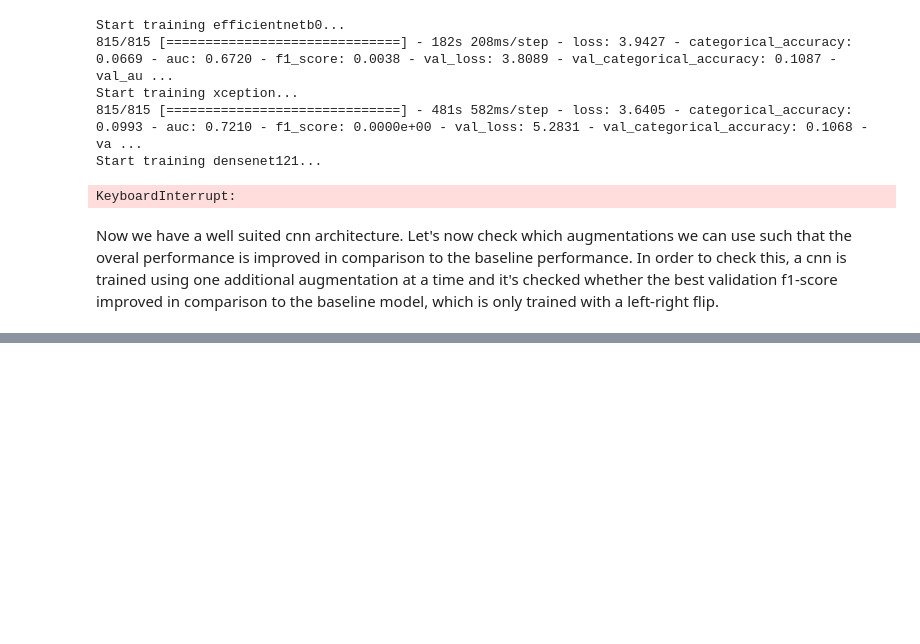
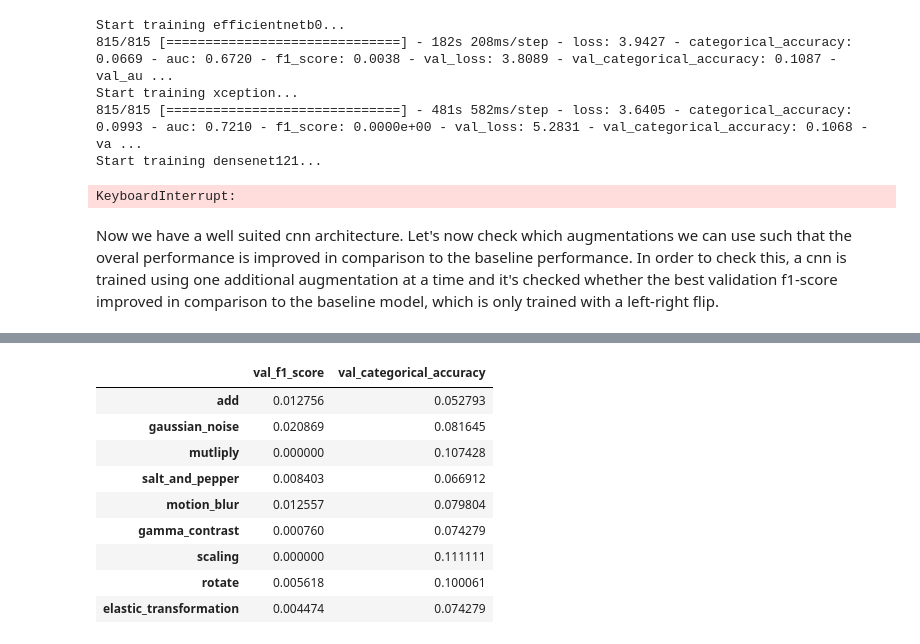
Before and after one commit to patrickbrus/IBM_Machine_Learning_Professional, a Jupyter notebook: Deep_Learning/DeepLearning_Project.ipynb, the cells around one changed output, grey strips where cells are left out. Cells and saved outputs as stored; diff of their text form; code cells hidden in the pictures; blank space fills up the shorter version.

Commit message:
Feat: Added augmentations notebook and code for searching best augmentations

```diff
--- a/Deep_Learning/DeepLearning_Project.ipynb
+++ b/Deep_Learning/DeepLearning_Project.ipynb
@@ -668,29 +668,28 @@ def apply_baseline_plus_one_augmentation(augmentation):
                     iaa.Fliplr(1.0)
                    ]
         if augmentation == "add":
-            aug_list.append(iaa.Add((-40, 40)))
+            aug_list.append(iaa.Add((-60, 60)))
         elif augmentation == "gaussian_noise":
             aug_list.append(iaa.AdditiveGaussianNoise(scale=(0, 0.2*255)))
         elif augmentation == "multiply":
             aug_list.append(iaa.Multiply((0.5, 1.5)))
         elif augmentation == "salt_and_pepper":
             aug_list.append(iaa.SaltAndPepper(0.1))
-        elif augmentation == "gaussian_blur":
-            aug_list.append(iaa.GaussianBlur(sigma=(0.0, 3.0)))
         elif augmentation == "motion_blur":
             aug_list.append(iaa.MotionBlur(k=15))
         elif augmentation == "gamma_contrast":
             aug_list.append(iaa.GammaContrast((0.5, 2.0)))
         elif augmentation == "scaling":
-            aug_list.append(iaa.Affine(scale=(0.5, 1.5)))
+            aug_list.append(iaa.Affine(scale=(0.5, 1.2)))
         elif augmentation == "rotate":
             aug_list.append(iaa.Rotate((-45, 45)))
         elif augmentation == "elastic_transformation":
-            aug_list.append(iaa.ElasticTransformation(alpha=(0, 5.0), sigma=0.25))
+            aug_list.append(iaa.ElasticTransformation(alpha=(50.0, 300.0), sigma=25.0))
         for idx, aug in enumerate(aug_list):
             # P_single_aug = 1 - exp((1/N) * ln(P_not_aug))
+            # augment, such that ~ 20 % of the images are not augmented
             random_nr = np.random.rand()
-            input_image = np.clip(aug(images=input_image), 0., 255.) if random_nr <= 0.8 else input_image
+            input_image = np.clip(aug(images=input_image), 0., 255.) if random_nr <= 0.55 else input_image
 
         return np.squeeze(input_image, axis=0)
-return apply_augmentation
+    return apply_augmentation
@@ -697,3 +773,16 @@ return apply_augmentation
+# %%
+pd.DataFrame.from_dict(aug_results_dict, orient="index", columns=["val_f1_score", "val_categorical_accuracy"])
+# %% [output]
+|  | val_f1_score | val_categorical_accuracy |
+| add | 0.012756 | 0.052793 |
+| gaussian_noise | 0.020869 | 0.081645 |
+| mutliply | 0.000000 | 0.107428 |
+| salt_and_pepper | 0.008403 | 0.066912 |
+| motion_blur | 0.012557 | 0.079804 |
+| gamma_contrast | 0.000760 | 0.074279 |
+| scaling | 0.000000 | 0.111111 |
+| rotate | 0.005618 | 0.100061 |
+| elastic_transformation | 0.004474 | 0.074279 |
 # %%
 # Next Steps:
 # 1. Check data distribution
```
Also changed, not shown: parts of 22 cells of this notebook, 1 other file.
